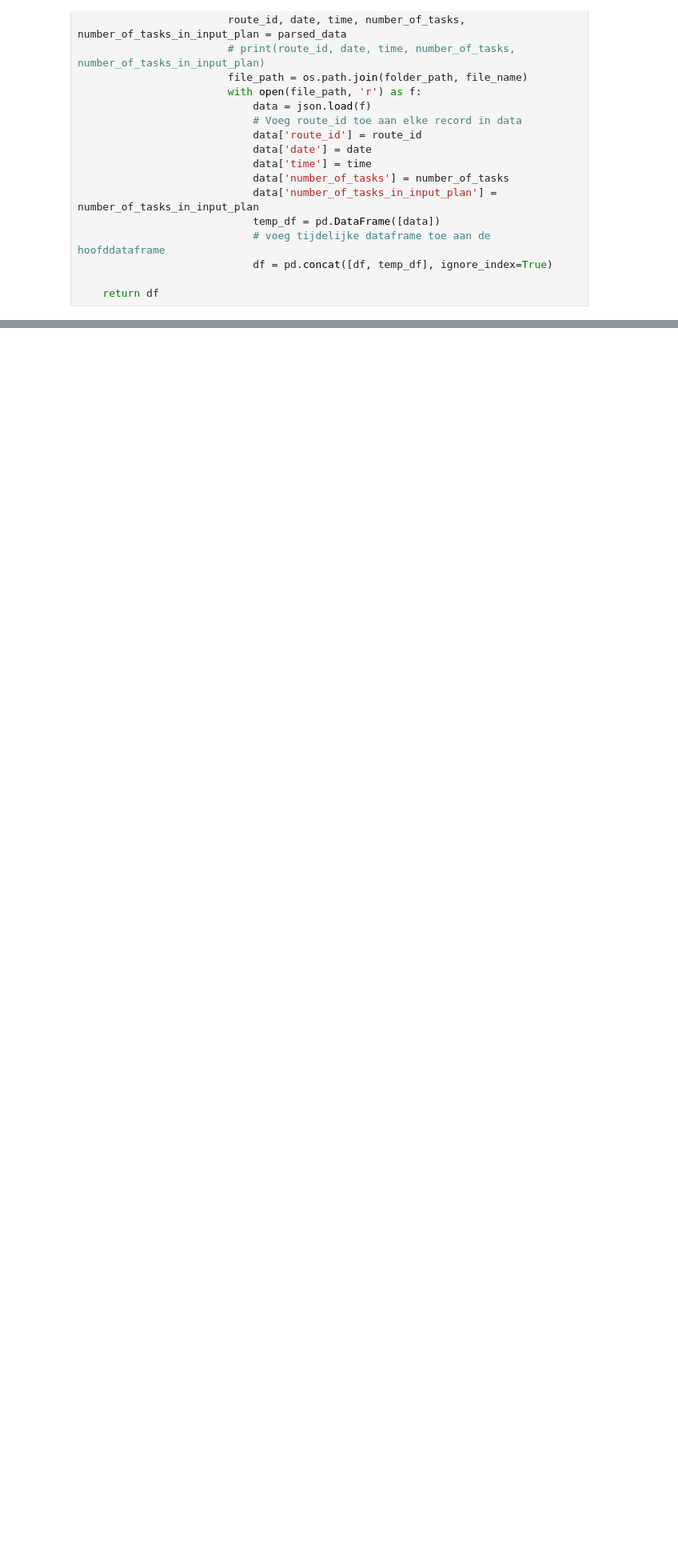
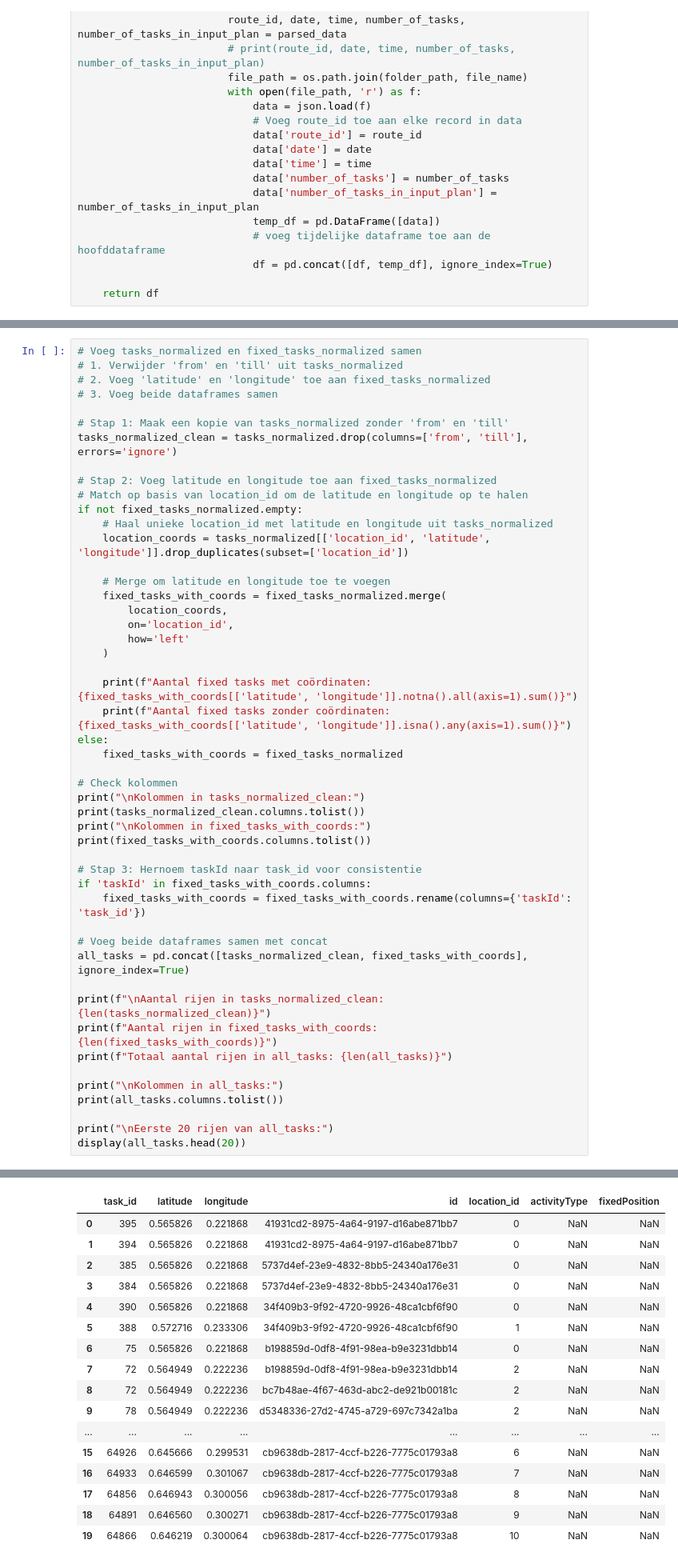
Before and after one commit to katrien-c/opdracht_transport, a Jupyter notebook: notebooks/kco.ipynb, the cells around one changed output, grey strips where cells are left out. Shown at 80% size. Drawn from its saved outputs; the diff is of its cells as text; blank space fills up the shorter version.

```diff
--- a/notebooks/kco.ipynb
+++ b/notebooks/kco.ipynb
@@ -310,0 +405,50 @@ display(fixed_tasks_normalized.head())
+# %%
+# Voeg tasks_normalized en fixed_tasks_normalized samen
+# 1. Verwijder 'from' en 'till' uit tasks_normalized
+# 2. Voeg 'latitude' en 'longitude' toe aan fixed_tasks_normalized
+# 3. Voeg beide dataframes samen
+
+# Stap 1: Maak een kopie van tasks_normalized zonder 'from' en 'till'
+tasks_normalized_clean = tasks_normalized.drop(columns=['from', 'till'], errors='ignore')
+
+# Stap 2: Voeg latitude en longitude toe aan fixed_tasks_normalized
+# Match op basis van location_id om de latitude en longitude op te halen
+if not fixed_tasks_normalized.empty:
+    # Haal unieke location_id met latitude en longitude uit tasks_normalized
+    location_coords = tasks_normalized[['location_id', 'latitude', 'longitude']].drop_duplicates(subset=['location_id'])
+
+    # Merge om latitude en longitude toe te voegen
+    fixed_tasks_with_coords = fixed_tasks_normalized.merge(
+        location_coords,
+        on='location_id',
+        how='left'
+    )
+
+    print(f"Aantal fixed tasks met coördinaten: {fixed_tasks_with_coords[['latitude', 'longitude']].notna().all(axis=1).sum()}")
+    print(f"Aantal fixed tasks zonder coördinaten: {fixed_tasks_with_coords[['latitude', 'longitude']].isna().any(axis=1).sum()}")
+else:
+    fixed_tasks_with_coords = fixed_tasks_normalized
+
+# Check kolommen
+print("\nKolommen in tasks_normalized_clean:")
+print(tasks_normalized_clean.columns.tolist())
+print("\nKolommen in fixed_tasks_with_coords:")
+print(fixed_tasks_with_coords.columns.tolist())
+
+# Stap 3: Hernoem taskId naar task_id voor consistentie
+if 'taskId' in fixed_tasks_with_coords.columns:
+    fixed_tasks_with_coords = fixed_tasks_with_coords.rename(columns={'taskId': 'task_id'})
+
+# Voeg beide dataframes samen met concat
+all_tasks = pd.concat([tasks_normalized_clean, fixed_tasks_with_coords], ignore_index=True)
+
+print(f"\nAantal rijen in tasks_normalized_clean: {len(tasks_normalized_clean)}")
+print(f"Aantal rijen in fixed_tasks_with_coords: {len(fixed_tasks_with_coords)}")
+print(f"Totaal aantal rijen in all_tasks: {len(all_tasks)}")
+
+print("\nKolommen in all_tasks:")
+print(all_tasks.columns.tolist())
+
+print("\nEerste 20 rijen van all_tasks:")
+display(all_tasks.head(20))
+# %% [output]
@@ -310,0 +472,17 @@ display(fixed_tasks_normalized.head())
+|  | task_id | latitude | longitude | id | location_id | activityType | fixedPosition |
+| 0 | 395 | 0.565826 | 0.221868 | 41931cd2-8975-4a64-9197-d16abe871bb7 | 0 | NaN | NaN |
+| 1 | 394 | 0.565826 | 0.221868 | 41931cd2-8975-4a64-9197-d16abe871bb7 | 0 | NaN | NaN |
+| 2 | 385 | 0.565826 | 0.221868 | 5737d4ef-23e9-4832-8bb5-24340a176e31 | 0 | NaN | NaN |
+| 3 | 384 | 0.565826 | 0.221868 | 5737d4ef-23e9-4832-8bb5-24340a176e31 | 0 | NaN | NaN |
+| 4 | 390 | 0.565826 | 0.221868 | 34f409b3-9f92-4720-9926-48ca1cbf6f90 | 0 | NaN | NaN |
+| 5 | 388 | 0.572716 | 0.233306 | 34f409b3-9f92-4720-9926-48ca1cbf6f90 | 1 | NaN | NaN |
+| 6 | 75 | 0.565826 | 0.221868 | b198859d-0df8-4f91-98ea-b9e3231dbb14 | 0 | NaN | NaN |
+| 7 | 72 | 0.564949 | 0.222236 | b198859d-0df8-4f91-98ea-b9e3231dbb14 | 2 | NaN | NaN |
+| 8 | 72 | 0.564949 | 0.222236 | bc7b48ae-4f67-463d-abc2-de921b00181c | 2 | NaN | NaN |
+| 9 | 78 | 0.564949 | 0.222236 | d5348336-27d2-4745-a729-697c7342a1ba | 2 | NaN | NaN |
+| ... | ... | ... | ... | ... | ... | ... | ... |
+| 15 | 64926 | 0.645666 | 0.299531 | cb9638db-2817-4ccf-b226-7775c01793a8 | 6 | NaN | NaN |
+| 16 | 64933 | 0.646599 | 0.301067 | cb9638db-2817-4ccf-b226-7775c01793a8 | 7 | NaN | NaN |
+| 17 | 64856 | 0.646943 | 0.300056 | cb9638db-2817-4ccf-b226-7775c01793a8 | 8 | NaN | NaN |
+| 18 | 64891 | 0.646560 | 0.300271 | cb9638db-2817-4ccf-b226-7775c01793a8 | 9 | NaN | NaN |
+| 19 | 64866 | 0.646219 | 0.300064 | cb9638db-2817-4ccf-b226-7775c01793a8 | 10 | NaN | NaN |
```
Also changed, not shown: parts of 15 cells of this notebook.
